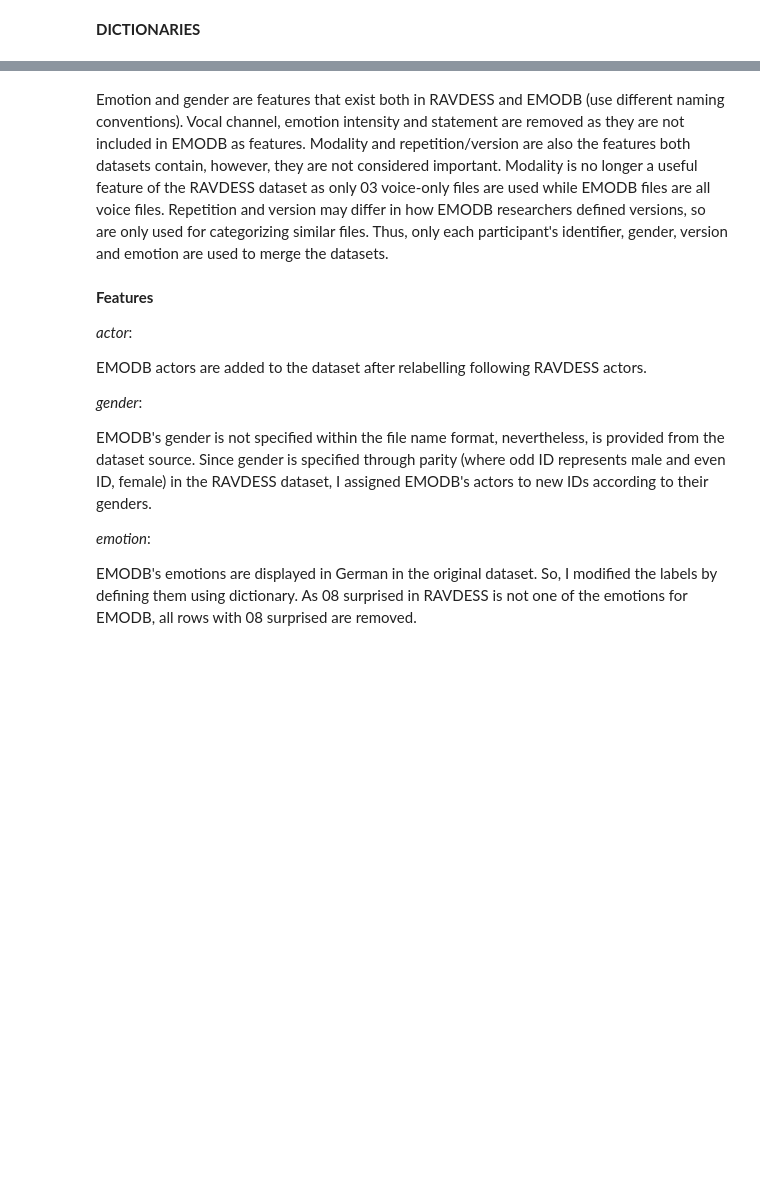
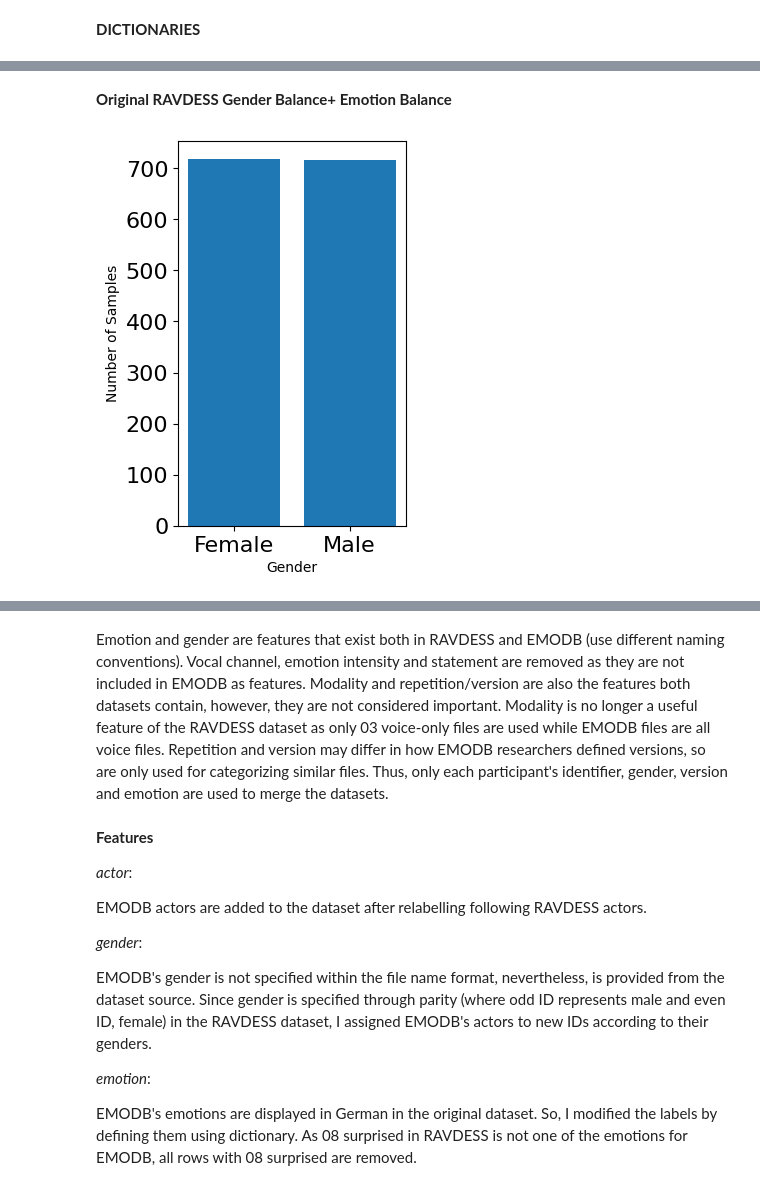
Before and after one commit to k1gk/Week-2_Data_Preprocessing, a Jupyter notebook: GraceKim_Week_2_Data_Preprocessing.ipynb, the cells around one changed output, grey strips where cells are left out. Saved outputs shown, nothing was run; the diff lists cells and outputs as text; code cells hidden in the pictures; blank space fills up the shorter version.

```diff
--- a/GraceKim_Week_2_Data_Preprocessing.ipynb
+++ b/GraceKim_Week_2_Data_Preprocessing.ipynb
@@ -1026,2 +1064,18 @@ Drive already mounted at /content/drive; to attempt to forcibly remount, call dr
+# %%
+def get_features(file):
+    # load an individual soundfile
+     with soundfile.SoundFile(file) as audio:
+        waveform = audio.read(dtype="float32")
+        sample_rate = audio.samplerate
+        # compute features of soundfile
+        chromagram = feature_chromagram(waveform, sample_rate)
+        melspectrogram = feature_melspectrogram(waveform, sample_rate)
+        mfc_coefficients = feature_mfcc(waveform, sample_rate)
+        feature_matrix=np.array([])
+
+        # use np.hstack to stack our feature arrays horizontally to create a feature matrix
+        feature_matrix = np.hstack((chromagram, melspectrogram, mfc_coefficients))
+
+        return feature_matrix
 # %% [markdown]
 **DICTIONARIES**
@@ -1252,0 +1156,3 @@ The balance among all emotions of RAVDESS (shown on the bottom left) is approxim
+# %%
+features, gender, emotions = load_RAVDESS()
+features
@@ -1252,0 +1195,17 @@ The balance among all emotions of RAVDESS (shown on the bottom left) is approxim
+# %% [markdown]
+**Original RAVDESS Gender Balance+ Emotion Balance**
+# %%
+  # plot gender
+  plt.figure(figsize=(10,5))
+  plt.subplot(1,3,1)
+
+  #np.unique returns ordered list of unique elements and count of each element
+  gender_list, count = np.unique(gender, return_counts=True)
+  plt.bar(x=range(2), height=count)
+  plt.xticks(ticks=range(2), labels = [gender for gender in gender_list],fontsize=10)
+  plt.xlabel('Gender')
+  plt.tick_params(labelsize=16)
+  plt.ylabel('Number of Samples')
+  plt.show()
+# %% [output]
+[figure, added]
```
Also changed, not shown: parts of 72 cells of this notebook.
